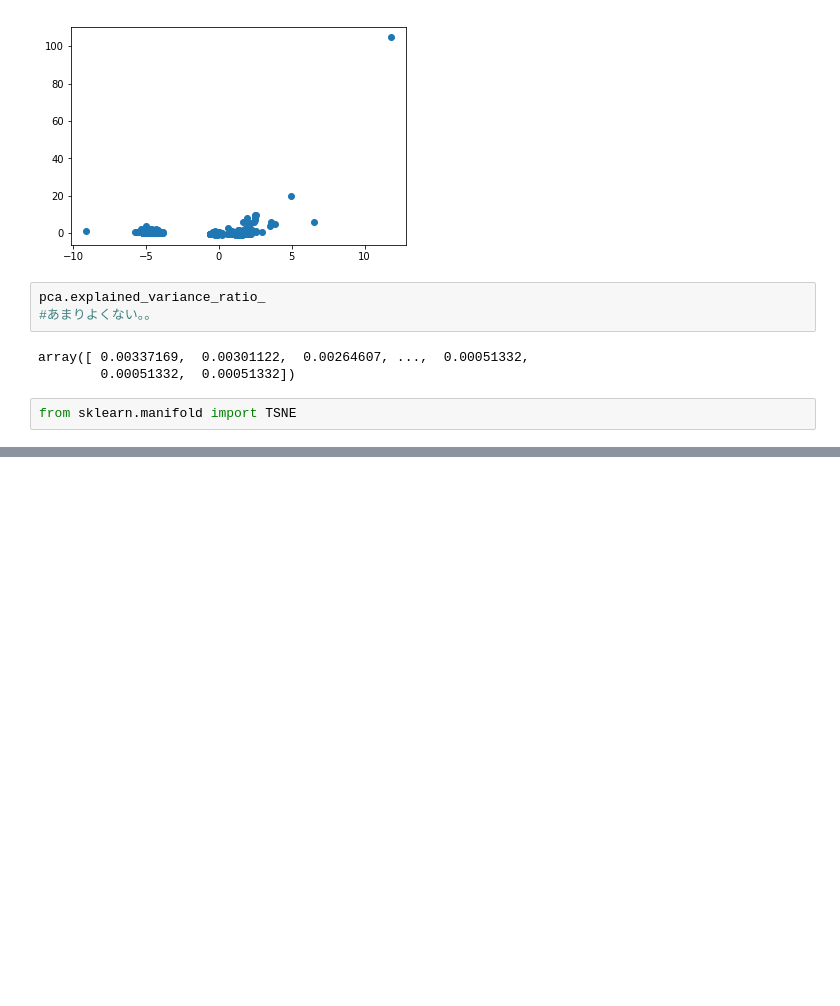
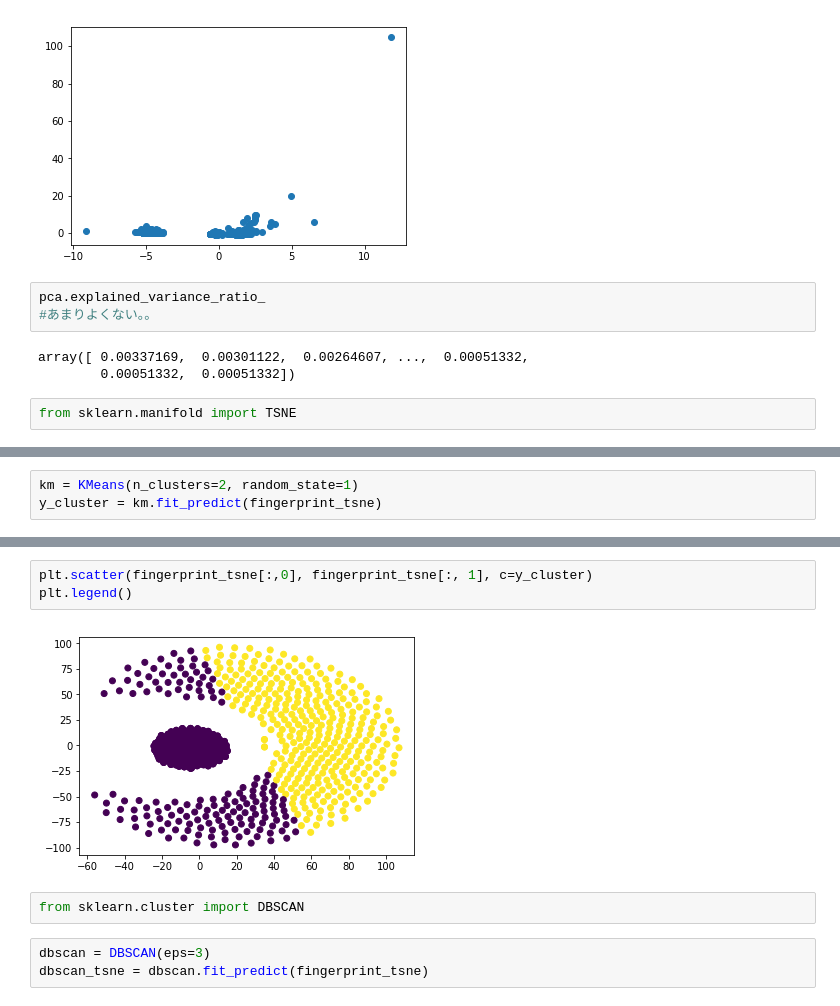
Before and after one commit to gucchi123/sas_sample, a Jupyter notebook: clustering.ipynb, the cells around one changed output, grey strips where cells are left out. Cells and saved outputs as stored; diff of their text form; blank space fills up the shorter version.

```diff
--- a/clustering.ipynb
+++ b/clustering.ipynb
@@ -320,0 +332,3 @@ tsne = TE
+# %%
+km = KMeans(n_clusters=2, random_state=1)
+y_cluster = km.fit_predict(fingerprint_tsne)
@@ -320,0 +339,10 @@ tsne = TE
+# %%
+plt.scatter(fingerprint_tsne[:,0], fingerprint_tsne[:, 1], c=y_cluster)
+plt.legend()
+# %% [output]
+[figure, added]
+# %%
+from sklearn.cluster import DBSCAN
+# %%
+dbscan = DBSCAN(eps=3)
+dbscan_tsne = dbscan.fit_predict(fingerprint_tsne)
```
Also changed, not shown: parts of 8 cells of this notebook.
